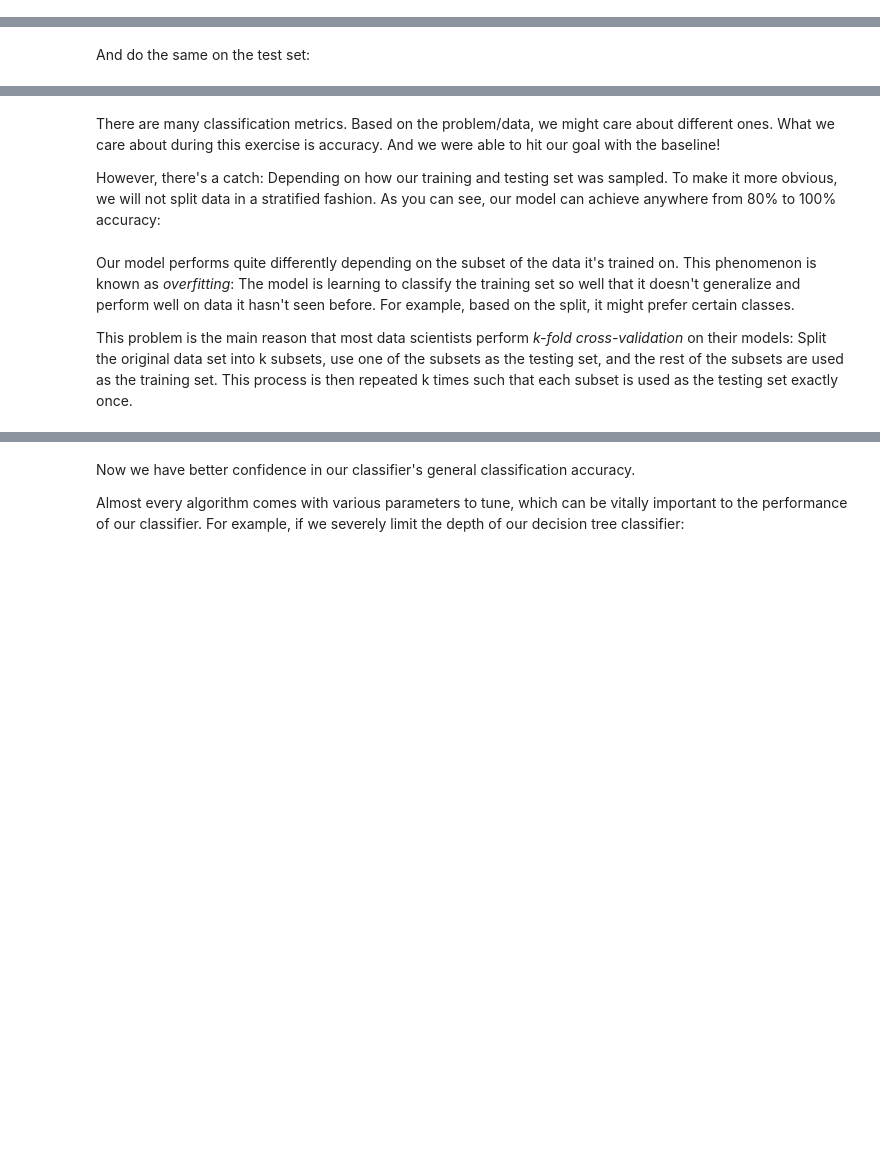
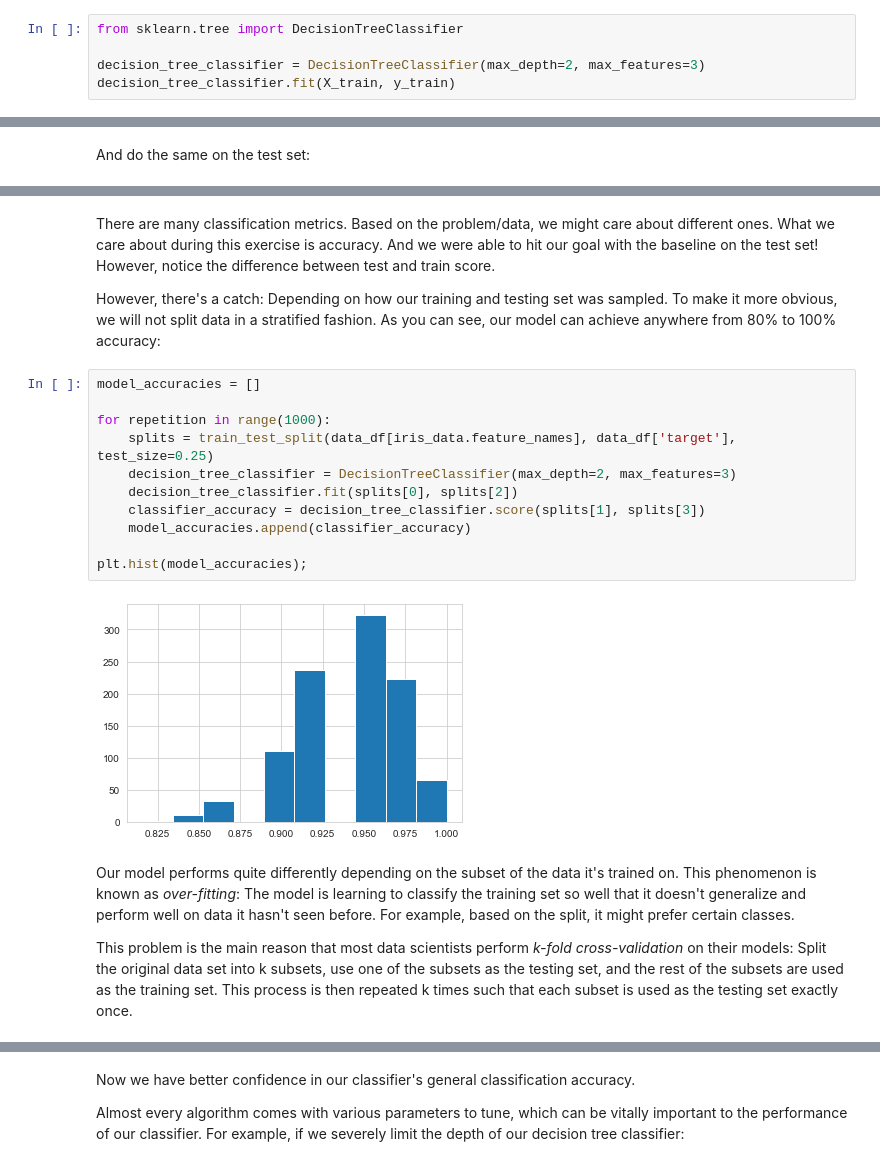
Before and after one commit to strvcom/ds-academy, a Jupyter notebook: lectures/01_lecture/motivational_example.ipynb, the cells around one changed output, grey strips where cells are left out. Drawn from its saved outputs; the diff is of its cells as text; blank space fills up the shorter version.

Commit message:
feat: fix dependency and implement code for the classification part

```diff
--- a/lectures/01_lecture/motivational_example.ipynb
+++ b/lectures/01_lecture/motivational_example.ipynb
@@ -223,0 +256,5 @@ Let's fit our first model (with default parameters) on the train set.
+# %%
+from sklearn.tree import DecisionTreeClassifier
+
+decision_tree_classifier = DecisionTreeClassifier(max_depth=2, max_features=3)
+decision_tree_classifier.fit(X_train, y_train)
@@ -228,8 +297,21 @@ And do the same on the test set:
 # %% [markdown]
-There are many classification metrics. Based on the problem/data, we might care about different ones. What we care about during this exercise is accuracy. And we were able to hit our goal with the baseline!
+There are many classification metrics. Based on the problem/data, we might care about different ones. What we care about during this exercise is accuracy. And we were able to hit our goal with the baseline on the test set! However, notice the difference between test and train score.
 
 However, there's a catch: Depending on how our training and testing set was sampled. To make it more obvious, we will not split data in a stratified fashion. As you can see, our model can achieve anywhere from 80% to 100% accuracy:
+# %%
+model_accuracies = []
+
+for repetition in range(1000):
+    splits = train_test_split(data_df[iris_data.feature_names], data_df['target'], test_size=0.25)
+    decision_tree_classifier = DecisionTreeClassifier(max_depth=2, max_features=3)
+    decision_tree_classifier.fit(splits[0], splits[2])
+    classifier_accuracy = decision_tree_classifier.score(splits[1], splits[3])
+    model_accuracies.append(classifier_accuracy)
+
+plt.hist(model_accuracies);
+# %% [output]
+[figure, added]
 # %% [markdown]
-Our model performs quite differently depending on the subset of the data it's trained on. This phenomenon is known as _overfitting_: The model is learning to classify the training set so well that it doesn't generalize and perform well on data it hasn't seen before. For example, based on the split, it might prefer certain classes.
+Our model performs quite differently depending on the subset of the data it's trained on. This phenomenon is known as _over-fitting_: The model is learning to classify the training set so well that it doesn't generalize and perform well on data it hasn't seen before. For example, based on the split, it might prefer certain classes.
 
 This problem is the main reason that most data scientists perform _k-fold cross-validation_ on their models: Split the original data set into k subsets, use one of the subsets as the testing set, and the rest of the subsets are used as the training set. This process is then repeated k times such that each subset is used as the testing set exactly once.
```
Also changed, not shown: parts of 16 cells of this notebook, 2 other files.
